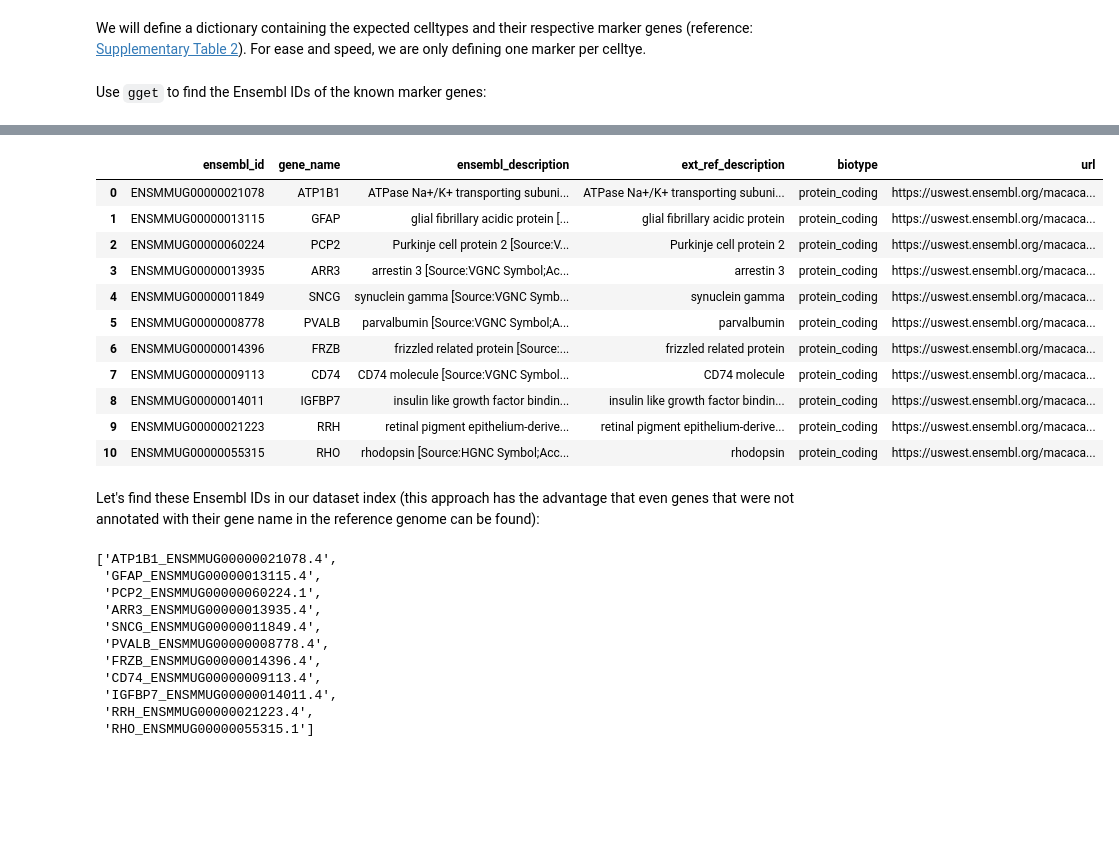
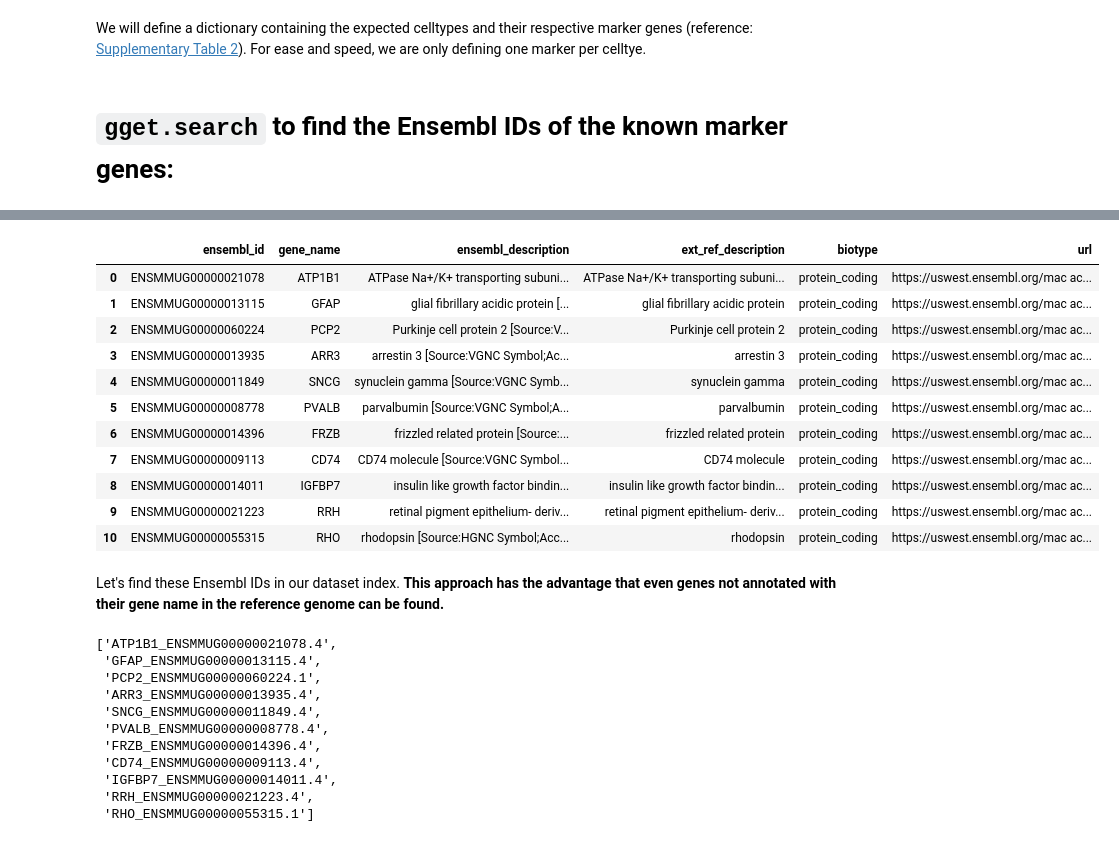
Before and after one commit to pachterlab/gget, a Jupyter notebook: examples/scRNAseq_workflow/2_downstream_analysis.ipynb, the cells around one changed output, grey strips where cells are left out. Drawn from its saved outputs; the diff is of its cells as text; code cells hidden in the pictures; blank space fills up the shorter version.

```diff
--- a/examples/scRNAseq_workflow/2_downstream_analysis.ipynb
+++ b/examples/scRNAseq_workflow/2_downstream_analysis.ipynb
@@ -81,8 +80,9 @@ marker_gene_dict = {
     "rods": "rhodopsin",
 }
 # %% [markdown]
-Use `gget` to find the Ensembl IDs of the known marker genes:
+# `gget.search` to find the Ensembl IDs of the known marker genes:
 # %%
 ens_marker_genes = gget.search(list(marker_gene_dict.values()), "macaca_m")
-ens_marker_genes
+# Custom function to wrap columns for easier reading in Colab
+funcs.pretty_print(ens_marker_genes, ["ensembl_description", "ext_ref_description", "url"])
 # %% [output]
@@ -92,17 +92,17 @@ ens_marker_genes
 |  | ensembl_id | gene_name | ensembl_description | ext_ref_description | biotype | url |
-| 0 | ENSMMUG00000021078 | ATP1B1 | ATPase Na+/K+ transporting subuni... | ATPase Na+/K+ transporting subuni... | protein_coding | https://uswest.ensembl.org/macaca... |
-| 1 | ENSMMUG00000013115 | GFAP | glial fibrillary acidic protein [... | glial fibrillary acidic protein | protein_coding | https://uswest.ensembl.org/macaca... |
-| 2 | ENSMMUG00000060224 | PCP2 | Purkinje cell protein 2 [Source:V... | Purkinje cell protein 2 | protein_coding | https://uswest.ensembl.org/macaca... |
-| 3 | ENSMMUG00000013935 | ARR3 | arrestin 3 [Source:VGNC Symbol;Ac... | arrestin 3 | protein_coding | https://uswest.ensembl.org/macaca... |
-| 4 | ENSMMUG00000011849 | SNCG | synuclein gamma [Source:VGNC Symb... | synuclein gamma | protein_coding | https://uswest.ensembl.org/macaca... |
-| 5 | ENSMMUG00000008778 | PVALB | parvalbumin [Source:VGNC Symbol;A... | parvalbumin | protein_coding | https://uswest.ensembl.org/macaca... |
-| 6 | ENSMMUG00000014396 | FRZB | frizzled related protein [Source:... | frizzled related protein | protein_coding | https://uswest.ensembl.org/macaca... |
-| 7 | ENSMMUG00000009113 | CD74 | CD74 molecule [Source:VGNC Symbol... | CD74 molecule | protein_coding | https://uswest.ensembl.org/macaca... |
-| 8 | ENSMMUG00000014011 | IGFBP7 | insulin like growth factor bindin... | insulin like growth factor bindin... | protein_coding | https://uswest.ensembl.org/macaca... |
-| 9 | ENSMMUG00000021223 | RRH | retinal pigment epithelium-derive... | retinal pigment epithelium-derive... | protein_coding | https://uswest.ensembl.org/macaca... |
-| 10 | ENSMMUG00000055315 | RHO | rhodopsin [Source:HGNC Symbol;Acc... | rhodopsin | protein_coding | https://uswest.ensembl.org/macaca... |
+| 0 | ENSMMUG00000021078 | ATP1B1 | ATPase Na+/K+ transporting subuni... | ATPase Na+/K+ transporting subuni... | protein_coding | https://uswest.ensembl.org/mac ac... |
+| 1 | ENSMMUG00000013115 | GFAP | glial fibrillary acidic protein [... | glial fibrillary acidic protein | protein_coding | https://uswest.ensembl.org/mac ac... |
+| 2 | ENSMMUG00000060224 | PCP2 | Purkinje cell protein 2 [Source:V... | Purkinje cell protein 2 | protein_coding | https://uswest.ensembl.org/mac ac... |
+| 3 | ENSMMUG00000013935 | ARR3 | arrestin 3 [Source:VGNC Symbol;Ac... | arrestin 3 | protein_coding | https://uswest.ensembl.org/mac ac... |
+| 4 | ENSMMUG00000011849 | SNCG | synuclein gamma [Source:VGNC Symb... | synuclein gamma | protein_coding | https://uswest.ensembl.org/mac ac... |
+| 5 | ENSMMUG00000008778 | PVALB | parvalbumin [Source:VGNC Symbol;A... | parvalbumin | protein_coding | https://uswest.ensembl.org/mac ac... |
+| 6 | ENSMMUG00000014396 | FRZB | frizzled related protein [Source:... | frizzled related protein | protein_coding | https://uswest.ensembl.org/mac ac... |
+| 7 | ENSMMUG00000009113 | CD74 | CD74 molecule [Source:VGNC Symbol... | CD74 molecule | protein_coding | https://uswest.ensembl.org/mac ac... |
+| 8 | ENSMMUG00000014011 | IGFBP7 | insulin like growth factor bindin... | insulin like growth factor bindin... | protein_coding | https://uswest.ensembl.org/mac ac... |
+| 9 | ENSMMUG00000021223 | RRH | retinal pigment epithelium- deriv... | retinal pigment epithelium- deriv... | protein_coding | https://uswest.ensembl.org/mac ac... |
+| 10 | ENSMMUG00000055315 | RHO | rhodopsin [Source:HGNC Symbol;Acc... | rhodopsin | protein_coding | https://uswest.ensembl.org/mac ac... |
 # %% [markdown]
-Let's find these Ensembl IDs in our dataset index (this approach has the advantage that even genes that were not annotated with their gene name in the reference genome can be found):
+Let's find these Ensembl IDs in our dataset index. **This approach has the advantage that even genes not annotated with their gene name in the reference genome can be found.**
 # %%
 marker_genes = funcs.find_ids(adata, ens_marker_genes["ensembl_id"].values)
 marker_genes
```
Also changed, not shown: parts of 27 cells of this notebook.
